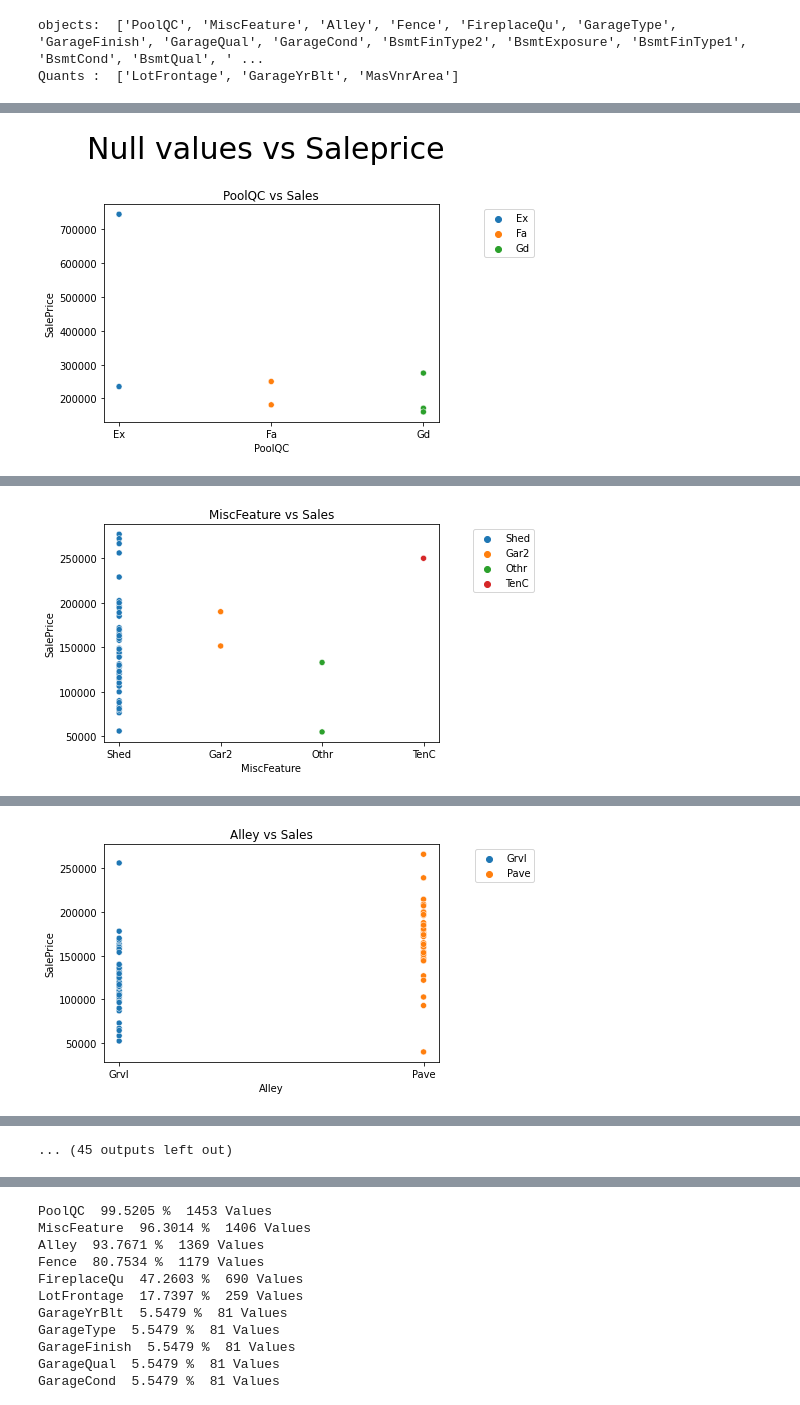
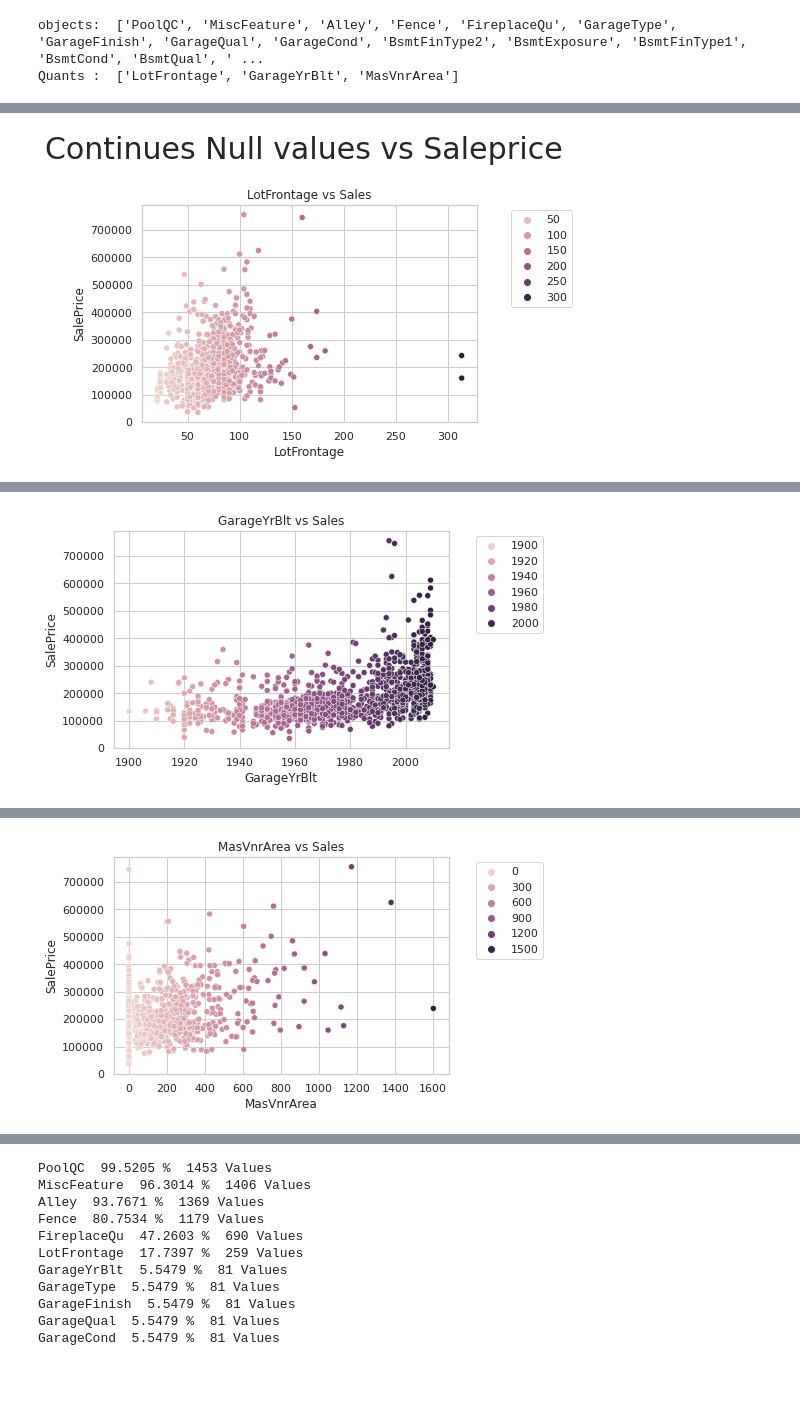
Before and after one commit to Muhliscm/-66daysofdata, a Jupyter notebook: Python/30052021 Housing data Kaggle/House_price_prediction_kaggle.ipynb, the cells around one changed output, grey strips where cells are left out. Drawn from its saved outputs; the diff is of its cells as text; code cells hidden in the pictures; blank space fills up the shorter version.

```diff
--- a/Python/30052021 Housing data Kaggle/House_price_prediction_kaggle.ipynb
+++ b/Python/30052021 Housing data Kaggle/House_price_prediction_kaggle.ipynb
@@ -322,10 +321,10 @@ print("Quants : ",null_quant_list )
 objects:  ['PoolQC', 'MiscFeature', 'Alley', 'Fence', 'FireplaceQu', 'GarageType', 'GarageFinish', 'GarageQual', 'GarageCond', 'BsmtFinType2', 'BsmtExposure', 'BsmtFinType1', 'BsmtCond', 'BsmtQual', ' ...
 Quants :  ['LotFrontage', 'GarageYrBlt', 'MasVnrArea']
 # %%
-# Creating scatter plots for all null values
-plt.suptitle("Null values vs Saleprice", fontsize = 30, y = 1.12)
+# Creating scatter plots for continues null values
+plt.suptitle("Continues Null values vs Saleprice", fontsize = 30, y = 1.12)
 
-for feature in null_value_columns:
+for feature in null_quant_list:
   sns.scatterplot(data = train_df, y =  "SalePrice", x =  feature, hue = feature)
   plt.legend(bbox_to_anchor = (1.3, 1))
   plt.title(feature + " vs Sales")
@@ -339 +336 @@ for feature in null_value_columns:
-[figure, old version]
+[figure, new version]
@@ -342 +337 @@ for feature in null_value_columns:
-[figure, old version]
+[figure, new version]
@@ -345 +338 @@ for feature in null_value_columns:
-[figure, old version]
+[figure, new version]
@@ -349 +338,0 @@ for feature in null_value_columns:
-... (45 outputs left out)
```
Also changed, not shown: parts of 41 cells of this notebook, 9 other files.
